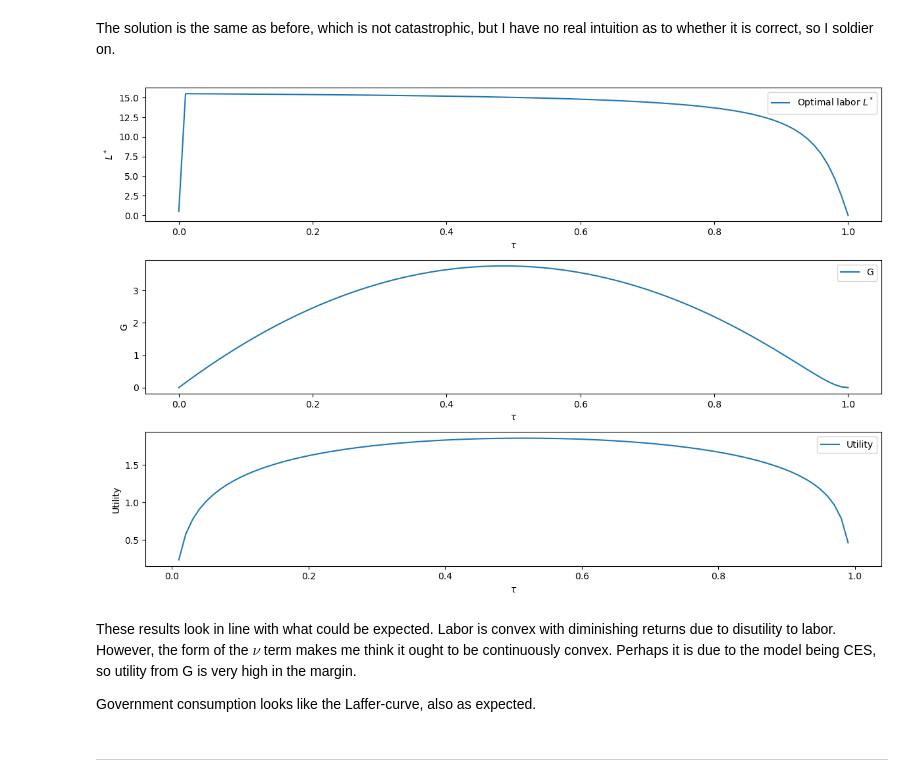
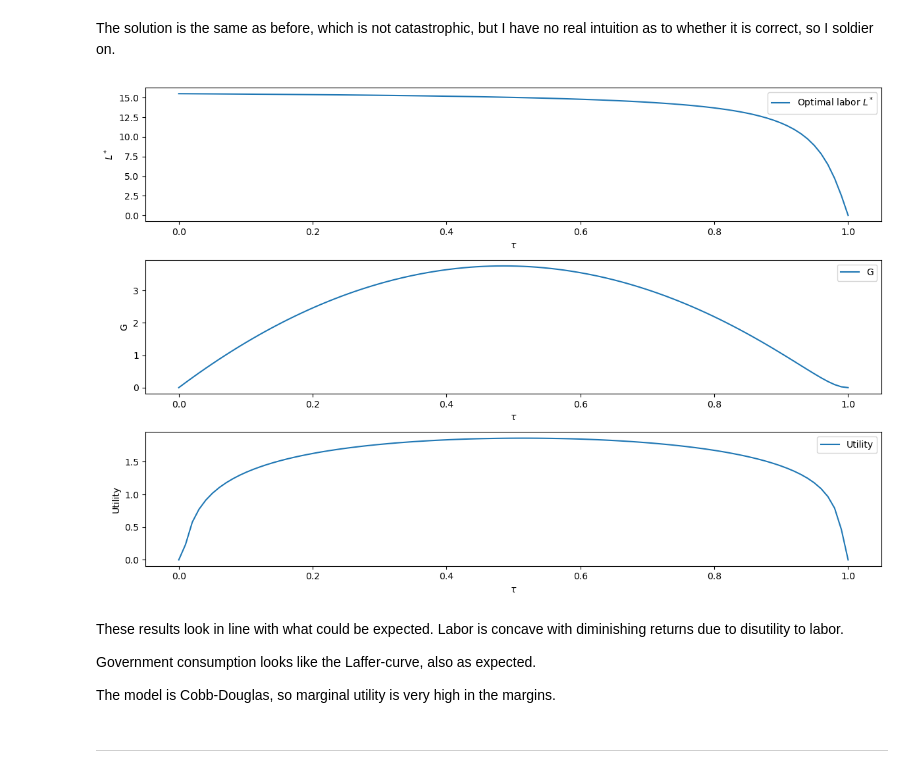
Before and after one commit to crf764/WingedHussar, a Jupyter notebook: examproject/Exam-2023-notebook.ipynb, the cells around one changed output. Saved outputs shown, nothing was run; the diff lists cells and outputs as text; code cells hidden in the pictures.

```diff
--- a/examproject/Exam-2023-notebook.ipynb
+++ b/examproject/Exam-2023-notebook.ipynb
@@ -256,11 +256,9 @@ w = 1
 def utility(L, L_star, alpha, kappa, nu, w, tau):
     C = kappa + (1 - tau) * w * L
     G = tau * w * L_star
-    if G <= 0:  # check if G is less than or equal to zero
-        return -np.inf  # return a very large negative utility
-    else:
-        V = np.log(np.maximum(G, 1e-10)**(1 - alpha) * C**alpha) - nu * L**2 / 2
-        return -V
+
+    V = np.log(np.maximum(G, 1e-10)**(1 - alpha) * C**alpha) - nu * L**2 / 2
+    return -V
 
 # 2b. new G-func to accomodate tau
 def G_func(L_star, tau):
@@ -289,38 +287,44 @@ for i, tau in enumerate(tau_values):
 
     # iv. store the results
     L_star_values[i] = L_star
     G_values[i] = G
     utility_values[i] = U
 
+
+utility_values = np.maximum(utility_values, 0) # force utility values to be zero or above
+
+
 # 6. create the plots
 plt.figure(figsize=(12, 8))
 
 plt.subplot(3, 1, 1)
 plt.plot(tau_values, L_star_values, label="Optimal labor $L^*$")
 plt.xlabel("$\\tau$")
 plt.ylabel("$L^*$")
 plt.legend()
 
 plt.subplot(3, 1, 2)
 plt.plot(tau_values, G_values, label="G")
 plt.xlabel("$\\tau$")
 plt.ylabel("G")
 plt.legend()
 
 plt.subplot(3, 1, 3)
 plt.plot(tau_values, utility_values, label="Utility")
 plt.xlabel("$\\tau$")
 plt.ylabel("Utility")
 plt.legend()
 
 plt.tight_layout()
 plt.show()
 # %% [output]
-[figure, old version]
+[figure, new version]
 # %% [markdown]
-These results look in line with what could be expected. Labor is convex with diminishing returns due to disutility to labor. However, the form of the $\nu$ term makes me think it ought to  be continuously convex. Perhaps it is due to the model being CES, so utility from G is very high in the margin.
+These results look in line with what could be expected. Labor is concave with diminishing returns due to disutility to labor.
 
 Government consumption looks like the Laffer-curve, also as expected.
+
+The model is Cobb-Douglas, so marginal utility is very high in the margins.
 # %% [markdown]
 --------------------------------
 # %% [markdown]
```
Also changed, not shown: parts of 9 cells of this notebook.
